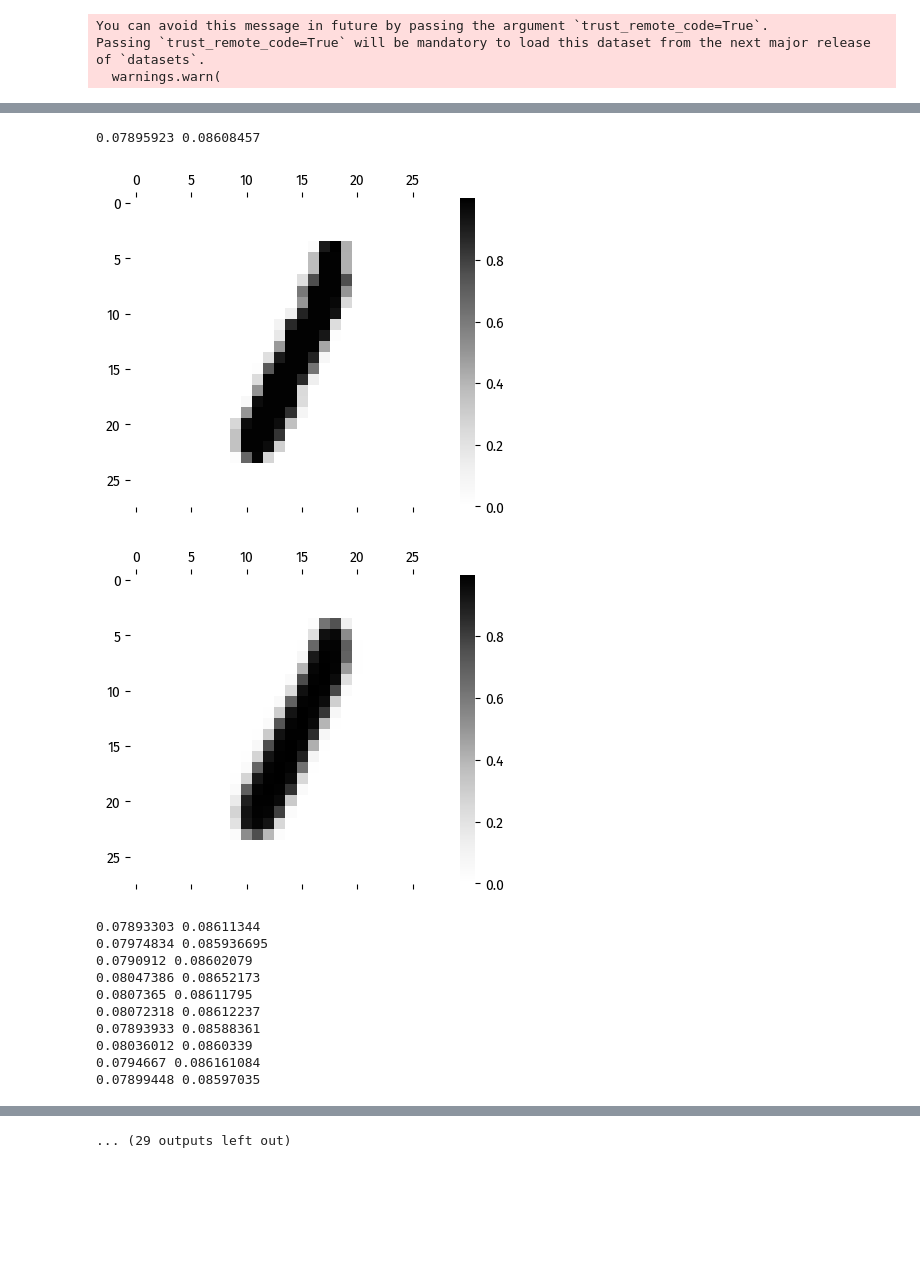
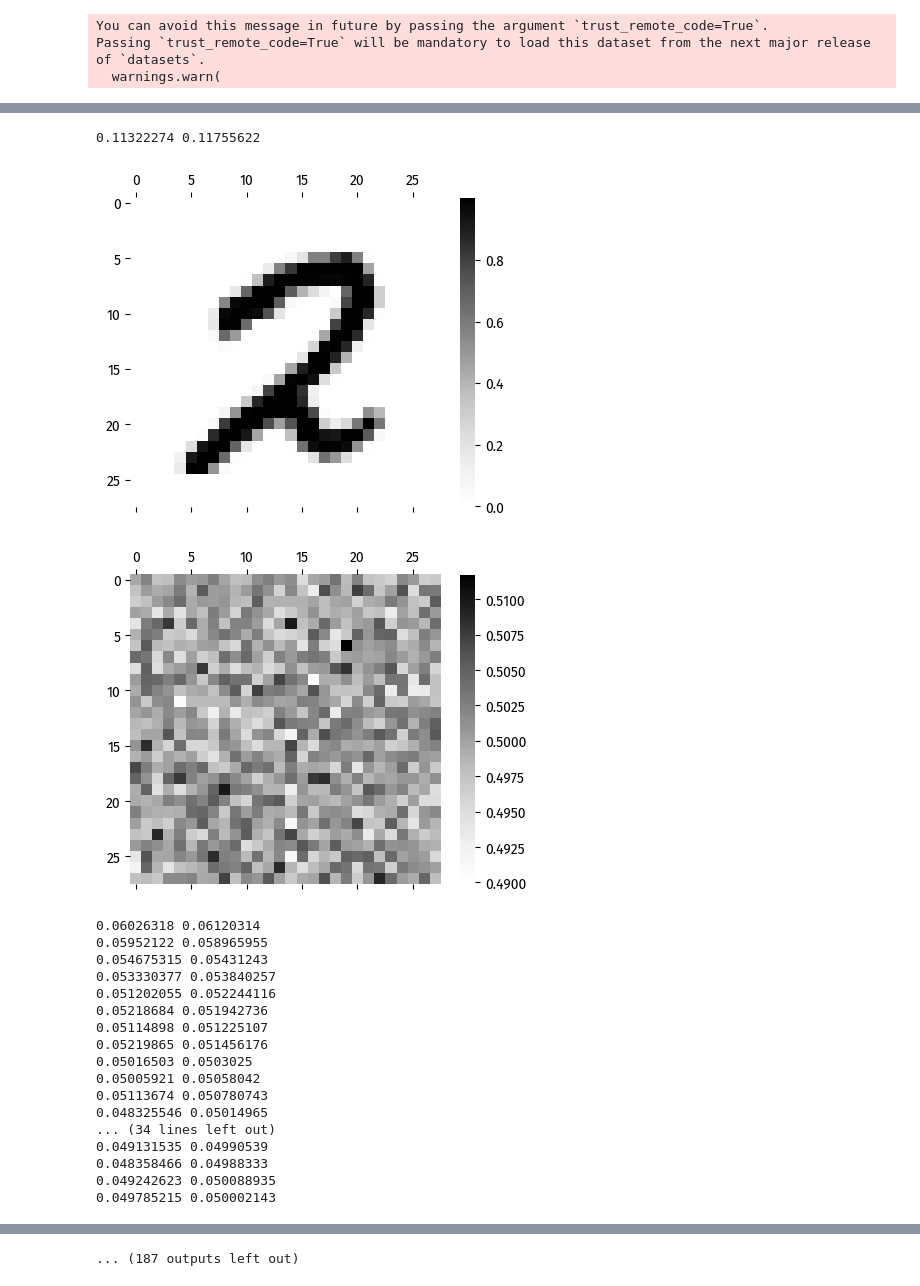
Before and after one commit to cwhy/picojam, a Jupyter notebook: jam/notebooks/PBAE_tune.ipynb, the cells around one changed output, grey strips where cells are left out. Drawn from its saved outputs; the diff is of its cells as text; code cells hidden in the pictures; blank space fills up the shorter version.

```diff
--- a/jam/notebooks/PBAE_tune.ipynb
+++ b/jam/notebooks/PBAE_tune.ipynb
@@ -16,17 +16,19 @@ X_test = X_test / 255.0
 # %%
 d_h_layer = 256
 d_h = 256
-n_layers = 1
+n_layers = 2
 d_in = d_x
 # d_out = d_y
 d_out = d_x
-d_ae_h = 128
-beta = 0
+d_ae_h = 2
+beta = 2
 # %%
 
 import nn
 import importlib
 importlib.reload(nn)
+import pf
+importlib.reload(pf)
 from nn import mglu_net_config, mglu_net, rmglu_net
 from pf import F, _
 
@@ -34,28 +36,34 @@ from jax.numpy import mean, exp, log
 from jax.nn import sigmoid, log_sigmoid
 
 
-def ae_config(d_in, d_h_layer, d_vae_h, d_h, n_layers, init):
+def ae_config(d_in, d_h_layer, d_ae_h, d_h, n_layers, init):
     return {
         "encoder":mglu_net_config(d_in, d_h_layer, d_ae_h, d_h, n_layers, init),
-        "decoder": mglu_net_config(d_vae_h, d_h_layer, d_in, d_h, n_layers, init)}
+        "decoder": mglu_net_config(d_ae_h, d_h_layer, d_in + d_ae_h, d_h, n_layers, init)}
 
 def ae_logit(W, x):
     z = mglu_net(x, W["encoder"])
-    xp = mglu_net(z, W["decoder"])
-    return xp
+    xpzp = mglu_net(z, W["decoder"])
+    xp = xpzp[:d_x]
+    zp = xpzp[d_x:]
+    return xp, zp, z
 
 
 #  cross entropy loss for binary classification
-def nll(W, x):
-    xp = ae_logit(W, x)
-    return -mean(x * log_sigmoid(xp) + (1 - x) * log_sigmoid(-xp))
+# def nll(W, x):
+#     xp, zp, z = ae_logit(W, x)
+#     return -mean(x * log_sigmoid(xp) + (1 - x) * log_sigmoid(-xp)) + mean((z - zp) ** 2) * beta
+
+def l2(W, x):
+    xp, zp, z = ae_logit(W, x)
+    return  mean((xp - x) **2) + mean((z - zp) ** 2) * beta
 
 
-loss_b = F(nll).vmap((None, 0), 0)
+loss_b = F(l2).vmap((None, 0), 0)
 loss_bm = loss_b >> mean
 
 
-ae_b = (F(ae_logit) >> sigmoid).vmap((None, 0), 0)
+ae_b = (F(ae_logit)[0] >> sigmoid).vmap((None, 0), 0)
 # %%
 import optax
 from jax import grad, jit
@@ -69,13 +77,13 @@ key_gen = random_utils.infinite_safe_keys(seed)
 
 
 
-lr = 0.001
+lr = 0.0001
 mask_fn = lambda p: tree_map(lambda x: not isinstance(x, int), p)
 # opt = optax.multi_transform({"sgd": optax.rmsprop(lr), "zero": optax.set_to_zero()}, mask_fn)
 opt = optax.masked(optax.rmsprop(lr), mask_fn)
 
 
-# method = {"type": "zer0", "std": 0.001}
+#method = {"type": "zer0", "std": 0.001}
 #method = {"type": "normal", "std": 0.01}
 method = {"type": "normal", "std": 0.01}
 # W = init_weights(next(key_gen), mglu_net_config(d_in, d_h_layer, d_out, d_h, n_layers, method))
@@ -112,45 +120,52 @@ total params: 1794052
 # %%
 from plot_utils import visualize_matrix
 from IPython.display import display
 import math, random
 import jax.numpy as np
 
 
 loss_dt = loss_b.f(_, X_test)
 loss_b_dt = loss_dt >> mean
 
 
-batch_size = 1024
+batch_size = 512
 
 def sample():
     return X[random.sample(range(n_samples), batch_size), :]
 
-for i in range(15000):
+for i in range(500000):
     key = next(key_gen)
     data = sample()
     W, state = update(W, data, state)
     if i % 200 == 0:
         print(loss_bm(W, data), loss_b_dt(W))
-    if i % 2000 == 0:
+    if i % 10000 == 0:
         image_id = math.ceil(random.uniform(0, 1) * n_samples)
         plt, __, __ = visualize_matrix(data[image_id, :].reshape(28, 28), dpi=100)
         display(plt)
         out = ae_b(W, data)
         plt, __, __ = visualize_matrix(out[image_id].reshape(28, 28), dpi=100)
         display(plt)
 
 print(loss_b_dt(W))
 # %% [output]
-0.07895923 0.08608457
+0.11322274 0.11755622
-[figure, old version]
+[figure, new version]
-[figure, old version]
+[figure, new version]
-0.07893303 0.08611344
-0.07974834 0.085936695
-0.0790912 0.08602079
-0.08047386 0.08652173
-0.0807365 0.08611795
-0.08072318 0.08612237
-0.07893933 0.08588361
-0.08036012 0.0860339
-0.0794667 0.086161084
-0.07899448 0.08597035
+0.06026318 0.06120314
+0.05952122 0.058965955
+0.054675315 0.05431243
+0.053330377 0.053840257
+0.051202055 0.052244116
+0.05218684 0.051942736
+0.05114898 0.051225107
+0.05219865 0.051456176
+0.05016503 0.0503025
+0.05005921 0.05058042
+0.05113674 0.050780743
+0.048325546 0.05014965
+... (34 lines left out)
+0.049131535 0.04990539
+0.048358466 0.04988333
+0.049242623 0.050088935
+0.049785215 0.050002143
@@ -183 +212 @@ print(loss_b_dt(W))
-... (29 outputs left out)
+... (187 outputs left out)
```
Also changed, not shown: parts of 3 cells of this notebook, 5 other files.
